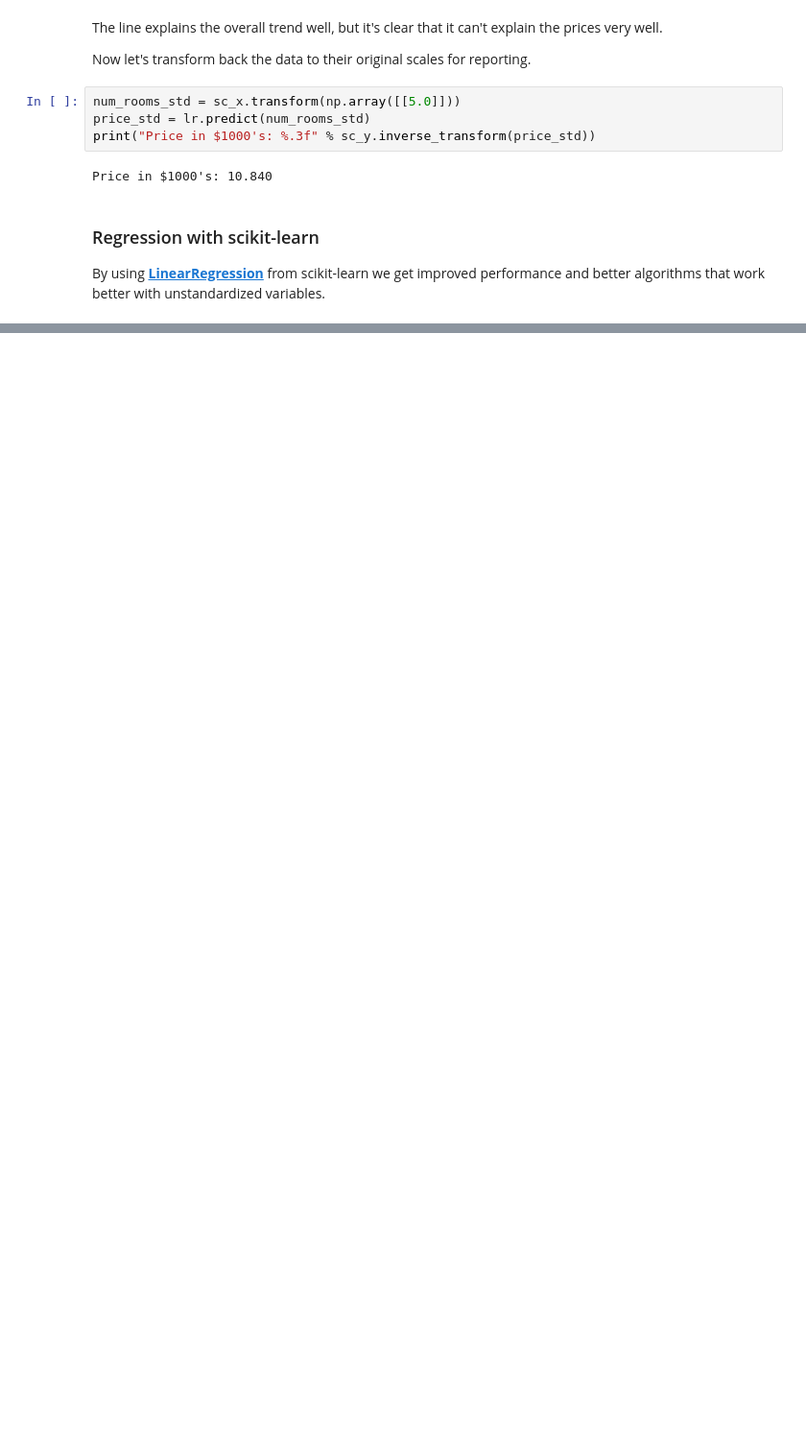
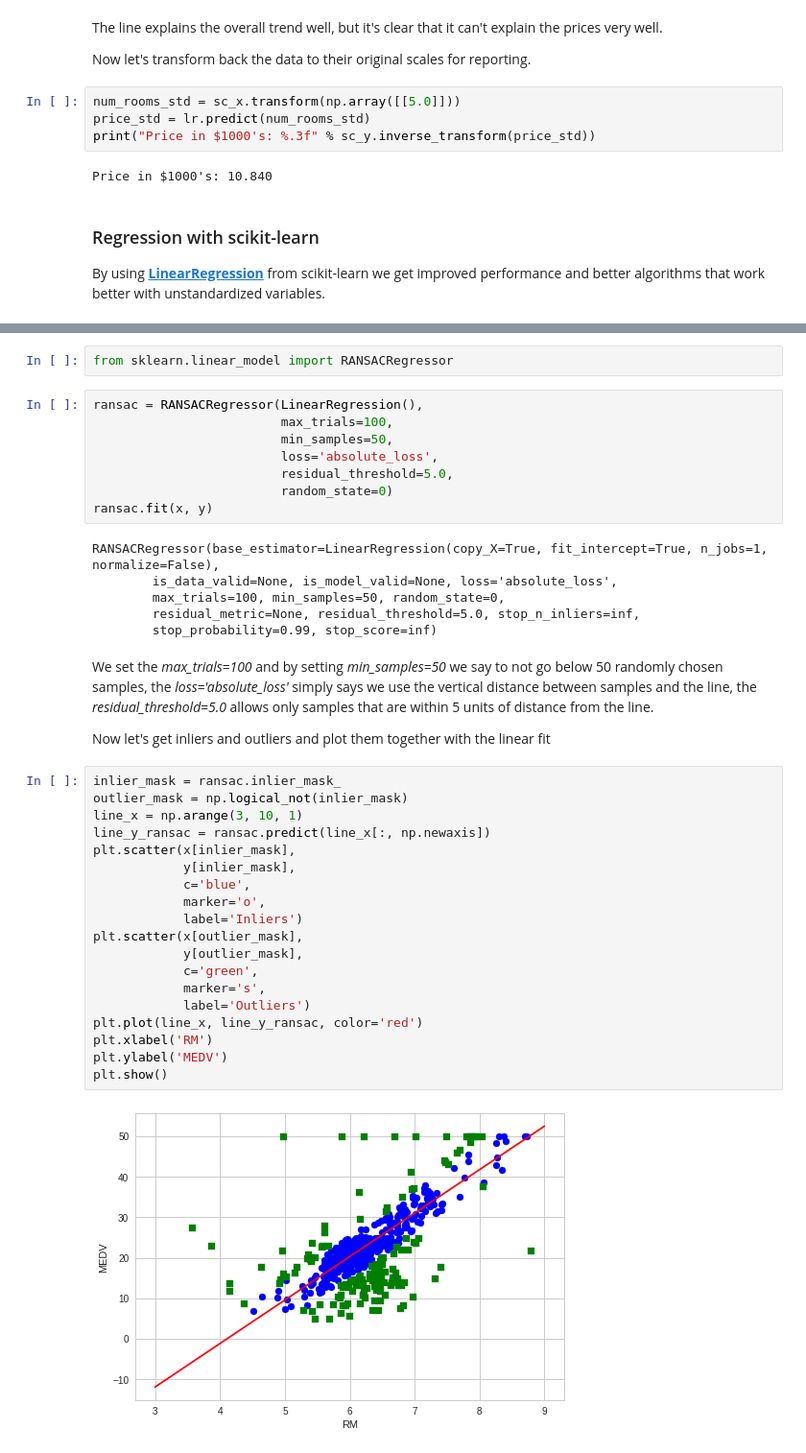
Before and after one commit to alanmarazzi/python-machinelearning, a Jupyter notebook: Chapter 10 - Predicting continuous variable with regression analysis.ipynb, the cells around one changed output, grey strips where cells are left out. Shown: that part at 96% size. Saved outputs shown, nothing was run; the diff lists cells and outputs as text; blank space fills up the shorter version.

```diff
--- a/Chapter 10 - Predicting continuous variable with regression analysis.ipynb
+++ b/Chapter 10 - Predicting continuous variable with regression analysis.ipynb
@@ -167,0 +189,41 @@ By using [**LinearRegression**](http://scikit-learn.org/stable/modules/generated
+# %%
+from sklearn.linear_model import RANSACRegressor
+# %%
+ransac = RANSACRegressor(LinearRegression(),
+                         max_trials=100,
+                         min_samples=50,
+                         loss='absolute_loss',
+                         residual_threshold=5.0,
+                         random_state=0)
+ransac.fit(x, y)
+# %% [output]
+RANSACRegressor(base_estimator=LinearRegression(copy_X=True, fit_intercept=True, n_jobs=1, normalize=False),
+        is_data_valid=None, is_model_valid=None, loss='absolute_loss',
+        max_trials=100, min_samples=50, random_state=0,
+        residual_metric=None, residual_threshold=5.0, stop_n_inliers=inf,
+        stop_probability=0.99, stop_score=inf)
+# %% [markdown]
+We set the *max_trials=100* and by setting *min_samples=50* we say to not go below 50 randomly chosen samples, the *loss='absolute_loss'* simply says we use the vertical distance between samples and the line, the *residual_threshold=5.0* allows only samples that are within 5 units of distance from the line.
+
+Now let's get inliers and outliers and plot them together with the linear fit
+# %%
+inlier_mask = ransac.inlier_mask_
+outlier_mask = np.logical_not(inlier_mask)
+line_x = np.arange(3, 10, 1)
+line_y_ransac = ransac.predict(line_x[:, np.newaxis])
+plt.scatter(x[inlier_mask],
+            y[inlier_mask],
+            c='blue',
+            marker='o',
+            label='Inliers')
+plt.scatter(x[outlier_mask],
+            y[outlier_mask],
+            c='green',
+            marker='s',
+            label='Outliers')
+plt.plot(line_x, line_y_ransac, color='red')
+plt.xlabel('RM')
+plt.ylabel('MEDV')
+plt.show()
+# %% [output]
+[figure, added]
```
Also changed, not shown: parts of 17 cells of this notebook.
